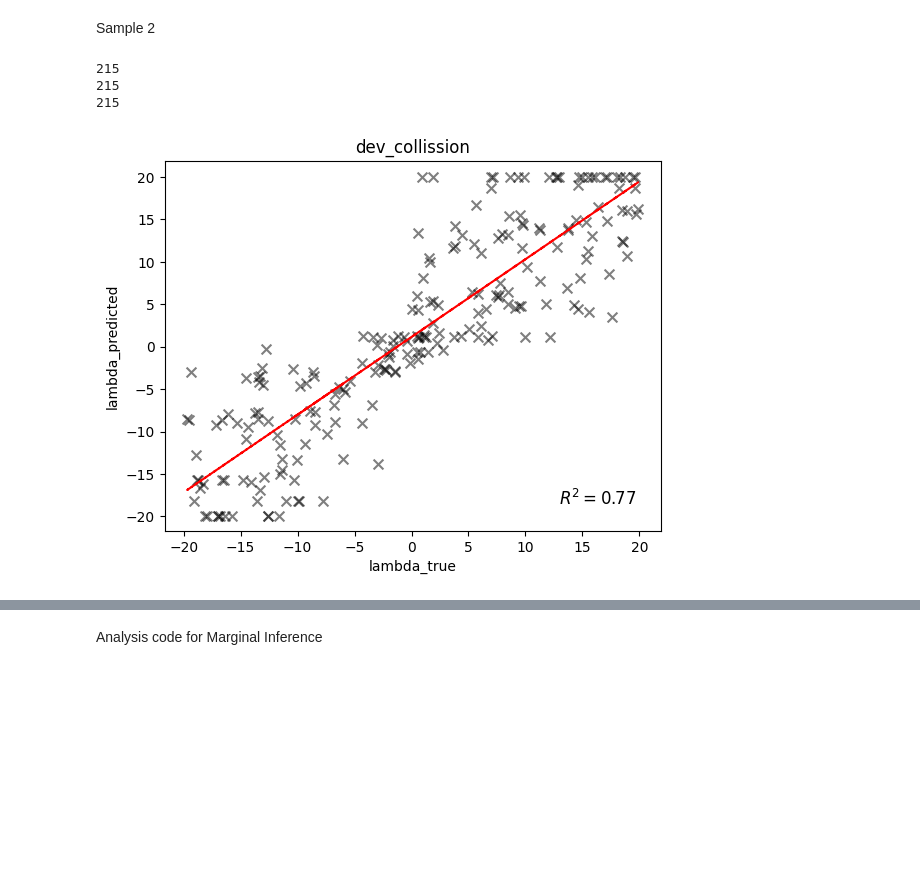
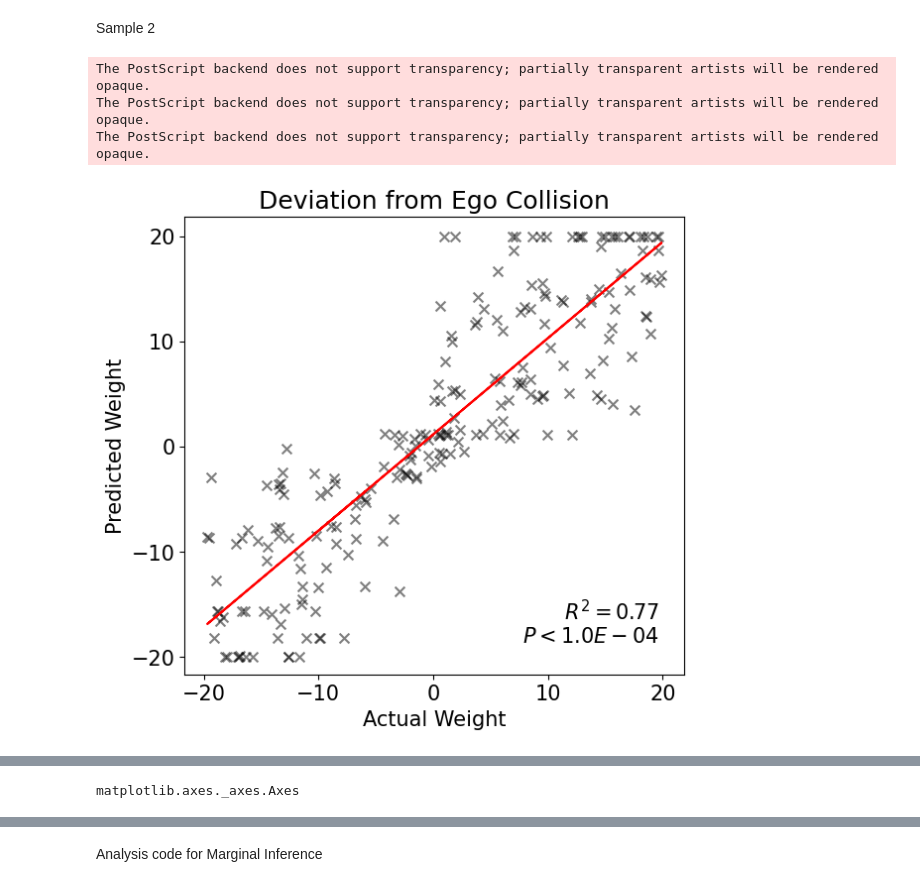
Before and after one commit to sounakban/gpudrive-CoDec, a Jupyter notebook: examples/CoDec_Research/code/analysis/plot_inference.ipynb, the cells around one changed output, grey strips where cells are left out. Saved outputs shown, nothing was run; the diff lists cells and outputs as text; code cells hidden in the pictures; blank space fills up the shorter version.

Commit message:
Test performance on server

```diff
--- a/examples/CoDec_Research/code/analysis/plot_inference.ipynb
+++ b/examples/CoDec_Research/code/analysis/plot_inference.ipynb
@@ -172,39 +157,52 @@ for results_file in results_file_paths:
         #     all_results_dict[results_file] = json.load(curr_file)
 # %%
 # Get Specific file
-curr_file_path = "examples/CoDec_Research/results/simulation_results/temp/Server_Set1V2_results.tsv"
+# curr_file_path = "examples/CoDec_Research/results/simulation_results/temp/Server_Set1V2_results.tsv"
+curr_file_path = "examples/CoDec_Research/results/analysis_results/Results_Set1V2_NeurIPS2025/Revision/ServerResults/jointInference/Server_Set1V2_results_8samples.tsv"
 all_results_DF = pd.read_csv(curr_file_path, sep='\t')
 # %%
-from matplotlib import markers
-
+plt.rcParams.update({'font.size': 15})
 
 ax = all_results_DF.groupby('parameter').plot.scatter(x='lambda_true',
                                 y='lambda_predicted',
                                 alpha = 0.5,
                                 marker = 'x',
                                 s = 50,
-                                c = 'black')
+                                c = 'black',
+                                figsize=(6.5,6))
 ax = ax if isinstance(ax, pd.core.series.Series) else [ax]
 [ax_.set_ylim(ax_.get_xlim()) for ax_ in ax]
 
+var2title_dict = {"dev_collission": "Deviation from Ego Collision",
+                  "dev_ego_heading": "Deviation from Ego Heading",
+                  "rel_heading": "Relative Heading"}
 
 for indx, (grp_name, grd_data) in enumerate(all_results_DF.groupby('parameter')):
-    # |Set title
-    ax.iloc[indx].set_title(grp_name)
-    # |Draw correlation line
-    x = grd_data.lambda_true
-    print(len(x))
-    y = grd_data.lambda_predicted
-    # b, m = polyfit(x, y, 1)
-    regrFit = scp.stats.linregress(x, y)
-    b, m, r_sq = regrFit.intercept, regrFit.slope, round(regrFit.rvalue**2, 2)
-    ax.iloc[indx].plot(x, b + m * x, '--', color='red')
-    ax.iloc[indx].text(0.95, 0.07, f"$R^2={r_sq}$", fontsize=12,
-            transform=ax.iloc[indx].transAxes, horizontalalignment='right')
-    # |Draw x=y line
-    # ax[indx].axline((0, 0), slope=1, color='red', linestyle='--')
+        # |Set title
+        ax.iloc[indx].set_title(var2title_dict[grp_name])
+        # |Draw correlation line
+        x = grd_data.lambda_true
+        #     print(len(x))
+        y = grd_data.lambda_predicted
+        # b, m = polyfit(x, y, 1)
+        regrFit = scp.stats.linregress(x, y)
+        b, m, r_sq, p_val = regrFit.intercept, regrFit.slope, regrFit.rvalue**2, regrFit.pvalue
+        ax.iloc[indx].plot(x, b + m * x, 'r-')
+        ax.iloc[indx].text(0.95, 0.07,
+                        # f"$R^2={r_sq:.2f}$\n$P-val={p_val:.1E}$",
+                        f"$R^2={r_sq:.2f}$\n$P<{0.0001:.1E}$",
+                        transform=ax.iloc[indx].transAxes, horizontalalignment='right',
+                        fontsize=15,
+                        )
+        ax.iloc[indx].set_yticks(ax.iloc[indx].get_xticks()[1:-1])
+        ax.iloc[indx].set_xlabel("Actual Weight")
+        ax.iloc[indx].set_ylabel("Predicted Weight")
+        # |Draw x=y line
+        # ax[indx].axline((0, 0), slope=1, color='red', linestyle='--')
+        ax.iloc[indx].get_figure().savefig(f'/home/sbanerjee/ProjectFiles/gpudrive-CoDec/examples/CoDec_Research/results/analysis_results/Results_Set1V2_NeurIPS2025/Revision/ServerResults/jointInference/inference_heur{indx+1}_joint.eps', format='eps')
+        # plt.savefig(f'/home/sbanerjee/ProjectFiles/gpudrive-CoDec/examples/CoDec_Research/results/analysis_results/Results_Set1V2_NeurIPS2025/Revision/ServerResults/jointInference/inference_heur{indx+1}_joint.eps', format='eps')
 # %% [output]
-215
-215
-215
+The PostScript backend does not support transparency; partially transparent artists will be rendered opaque.
+The PostScript backend does not support transparency; partially transparent artists will be rendered opaque.
+The PostScript backend does not support transparency; partially transparent artists will be rendered opaque.
-[figure, old version]
+[figure, new version]
@@ -212,0 +211,4 @@ for indx, (grp_name, grd_data) in enumerate(all_results_DF.groupby('parameter'))
+# %%
+type(ax.iloc[indx])
+# %% [output]
+matplotlib.axes._axes.Axes
```
Also changed, not shown: parts of 4 cells of this notebook, 12 other files.
